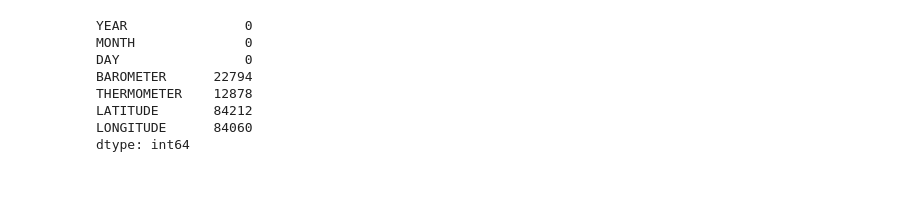
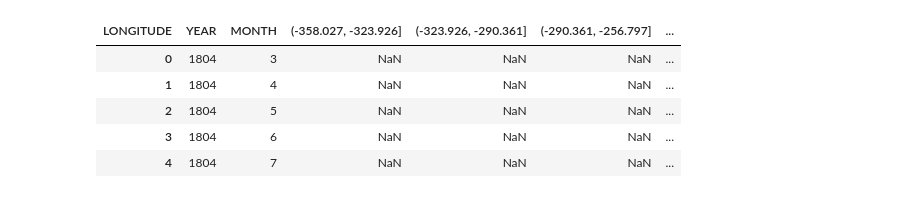
Before and after one commit to raminstad/Marine_Data_Analysis, a Jupyter notebook: EDA.ipynb, the cells around one changed output. Cells and saved outputs as stored; diff of their text form; code cells hidden in the pictures.

```diff
--- a/EDA.ipynb
+++ b/EDA.ipynb
@@ -78,11 +69,9 @@ plt.show()
-# %%
-df.isnull().sum()
-# %% [output]
-YEAR               0
-MONTH              0
-DAY                0
-BAROMETER      22794
-THERMOMETER    12878
-LATITUDE       84212
-LONGITUDE      84060
-dtype: int64
+# %%
+dfPivotLong.head()
+# %% [output]
+| LONGITUDE | YEAR | MONTH | (-358.027, -323.926] | (-323.926, -290.361] | (-290.361, -256.797] | ... |
+| 0 | 1804 | 3 | NaN | NaN | NaN | ... |
+| 1 | 1804 | 4 | NaN | NaN | NaN | ... |
+| 2 | 1804 | 5 | NaN | NaN | NaN | ... |
+| 3 | 1804 | 6 | NaN | NaN | NaN | ... |
+| 4 | 1804 | 7 | NaN | NaN | NaN | ... |
```
Also changed, not shown: parts of 19 cells of this notebook.
